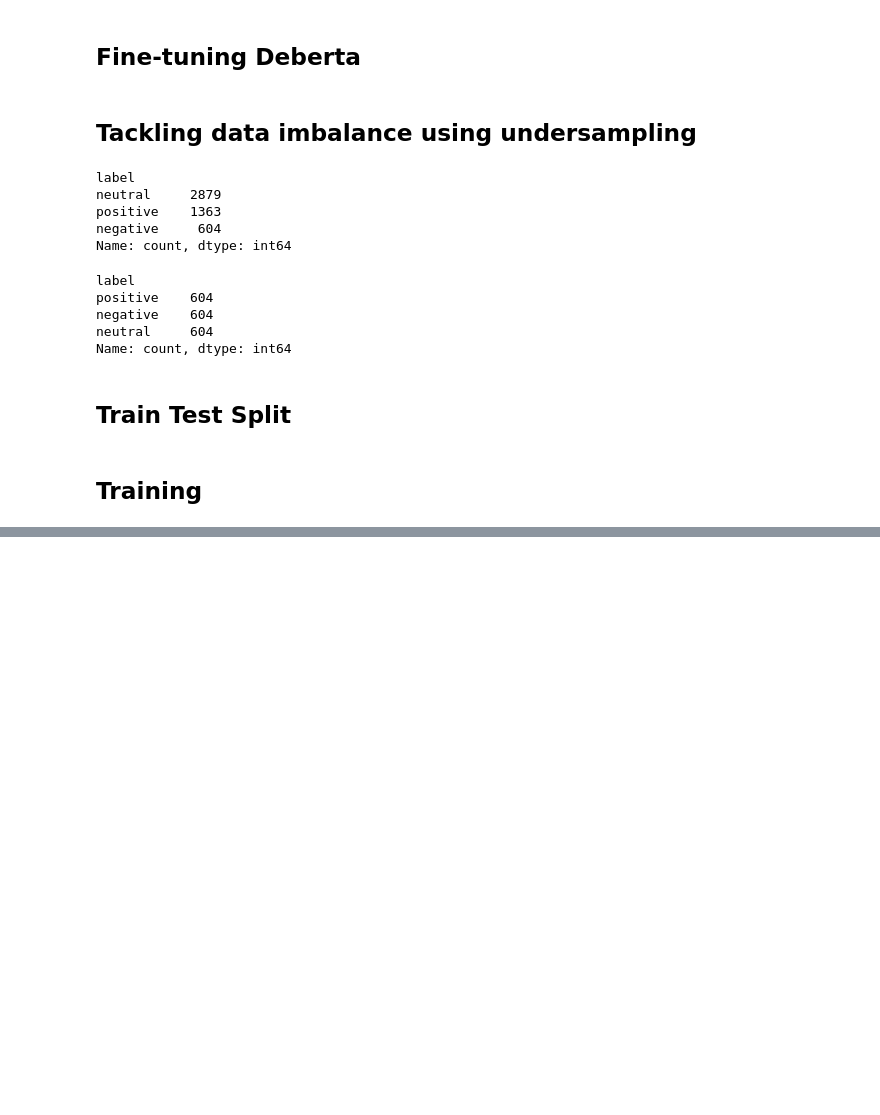
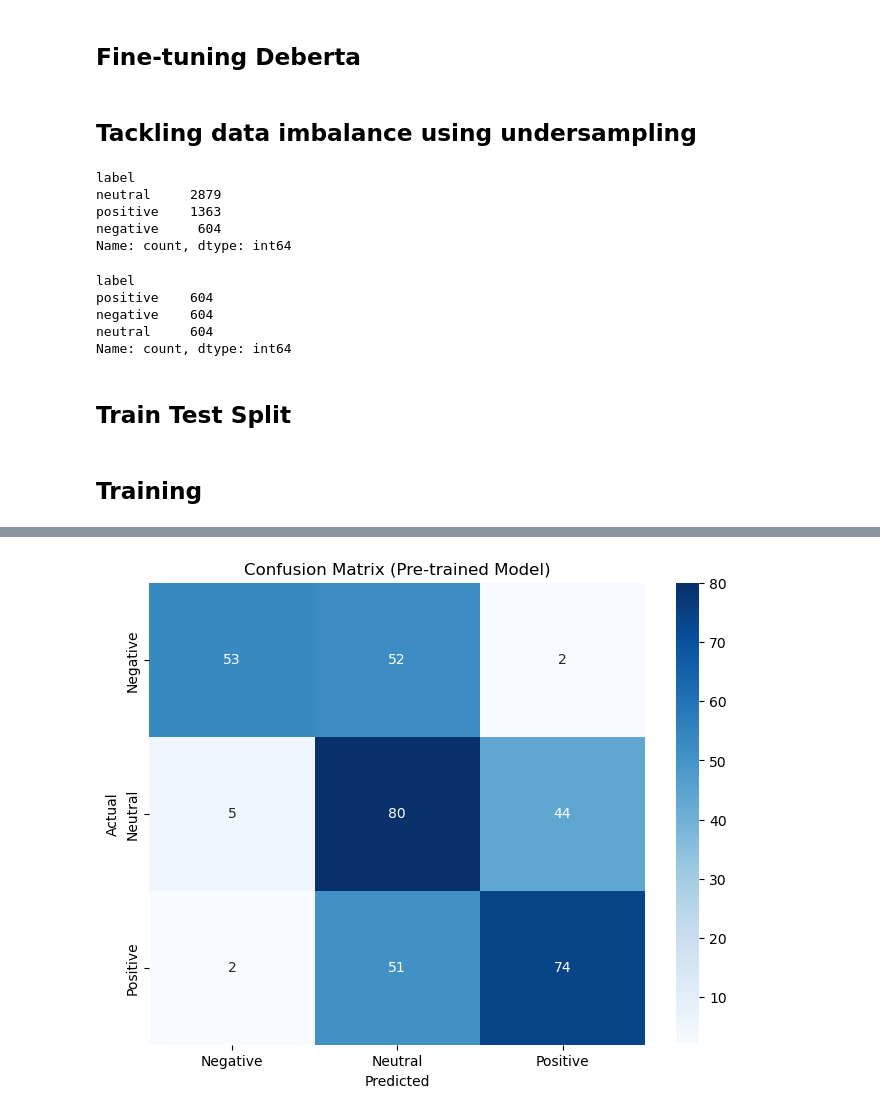
Before and after one commit to xavsant/multimodal_stockprice_prediction, a Jupyter notebook: notebooks/experiments/fine_tuned_trans_models/fine-tuning models_undersampling.ipynb, the cells around one changed output, grey strips where cells are left out. Saved outputs shown, nothing was run; the diff lists cells and outputs as text; code cells hidden in the pictures; blank space fills up the shorter version.

```diff
--- a/notebooks/experiments/fine_tuned_trans_models/fine-tuning models_undersampling.ipynb
+++ b/notebooks/experiments/fine_tuned_trans_models/fine-tuning models_undersampling.ipynb
@@ -194,0 +266,14 @@ trainer.train()
+# %%
+#Load in pre-trained deberta model from Huggingface
+from transformers import AutoTokenizer, AutoModelForSequenceClassification
+import torch
+
+# Load the pre-trained tokenizer and model from Hugging Face
+tokenizer = AutoTokenizer.from_pretrained("yangheng/deberta-v3-base-absa-v1.1")
+model = AutoModelForSequenceClassification.from_pretrained("yangheng/deberta-v3-base-absa-v1.1")
+# %%
+trainer = Trainer(
+    model=model,
+    tokenizer=tokenizer,
+    compute_metrics=compute_metrics  # Reuse your compute_metrics function
+)
@@ -194,0 +299,20 @@ trainer.train()
+# %%
+from sklearn.metrics import confusion_matrix
+import seaborn as sns
+import matplotlib.pyplot as plt
+
+# Compute confusion matrix
+cm = confusion_matrix(labels, preds)
+
+# Plot heatmap
+plt.figure(figsize=(8, 6))
+sns.heatmap(cm, annot=True, fmt='d', cmap='Blues',
+            xticklabels=["Negative", "Neutral", "Positive"],
+            yticklabels=["Negative", "Neutral", "Positive"])
+
+plt.xlabel("Predicted")
+plt.ylabel("Actual")
+plt.title("Confusion Matrix (Pre-trained Model)")
+plt.show()
+# %% [output]
+[figure, added]
```
Also changed, not shown: parts of 17 cells of this notebook.
